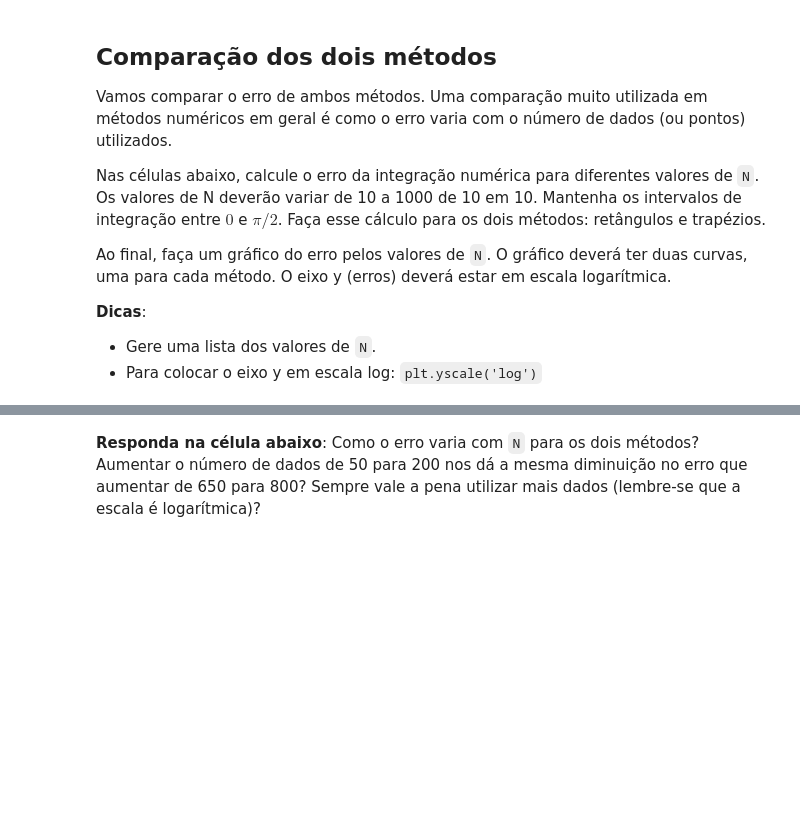
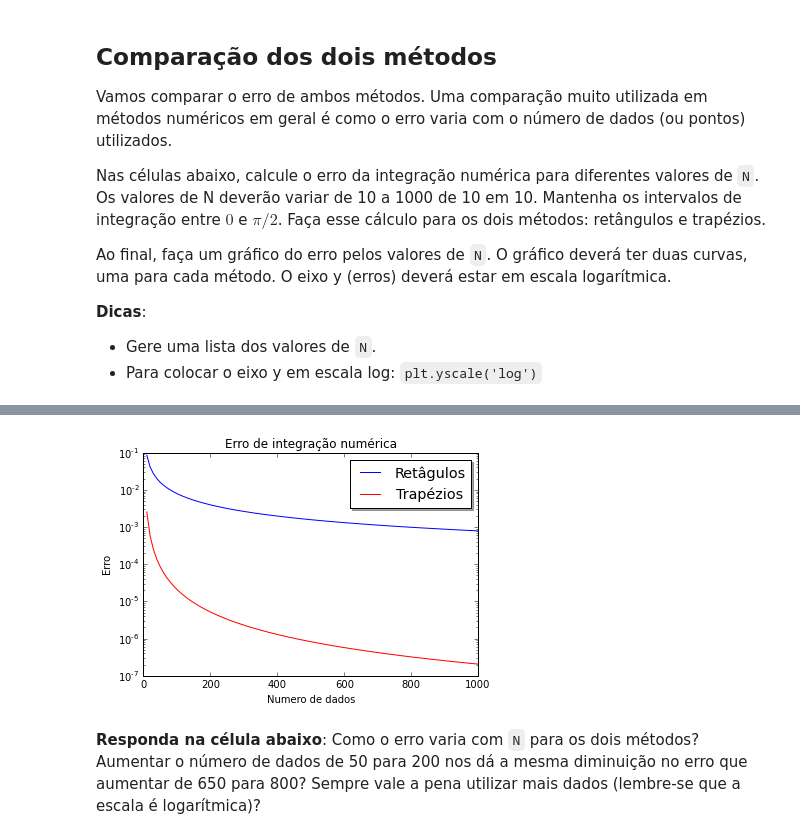
Before and after one commit to mat-esp-2015/integracao-karina_marcos_thais, a Jupyter notebook: tarefa-integracao.ipynb, the cells around one changed output, grey strips where cells are left out. Saved outputs shown, nothing was run; the diff lists cells and outputs as text; code cells hidden in the pictures; blank space fills up the shorter version.

```diff
--- a/tarefa-integracao.ipynb
+++ b/tarefa-integracao.ipynb
@@ -149,3 +166,38 @@ Ao final, faça um gráfico do erro pelos valores de `N`. O gráfico deverá ter
 
 * Gere uma lista dos valores de `N`.
 * Para colocar o eixo y em escala log: `plt.yscale('log')`
+# %%
+inicio = 0
+fim = math.pi/2
+lista_intervalo = []
+lista_N = []
+lista_E_ret = []
+lista_E_trap = []
+
+for N in range(10, 1010, 10):
+    intervalo = (fim - inicio)/(N - 1)
+    lista_intervalo.append(intervalo)
+    tempos = []
+    dados = []
+    lista_N.append(N)
+
+    for i in range(N):
+        t = inicio + i*intervalo
+        tempos.append(t)
+        dados.append(math.cos(t))
+        e_cal_ret = 0
+        e_cal_trap = 0
+
+    for x in range(0, N, 1):
+        e_cal_ret = e_cal_ret + (intervalo * dados [x])
+        E_ret = abs(1 - e_cal_ret)
+    lista_E_ret.append(E_ret)
+
+    for y in range(0, N-1, 1):
+        e_cal_trap = e_cal_trap + (intervalo * (dados [y] + dados [y + 1]))/2
+        E_trap = abs(1 - e_cal_trap)
+    lista_E_trap.append(E_trap)
+
+print("Valores de N:", lista_N)
+print("Erros da Regra dos Retângulos:", lista_E_ret)
+print("Erros da Regra dos Trapézios:", lista_E_trap)
@@ -152,3 +208,14 @@ Ao final, faça um gráfico do erro pelos valores de `N`. O gráfico deverá ter
+# %%
+plt.figure()
+plt.plot(lista_N, lista_E_ret, "-b", label = "Retâgulos")
+plt.plot(lista_N, lista_E_trap, "-r", label = "Trapézios")
+plt.title("Erro de integração numérica")
+plt.xlabel("Numero de dados")
+plt.yscale('log')
+plt.ylabel("Erro")
+legend = plt.legend(loc = "upper right", shadow = True, fontsize = "x-large")
+# %% [output]
+[figure, added]
 # %% [markdown]
 **Responda na célula abaixo**: Como o erro varia com `N` para os dois métodos? Aumentar o número de dados de 50 para 200 nos dá a mesma diminuição no erro que aumentar de 650 para 800? Sempre vale a pena utilizar mais dados (lembre-se que a escala é logarítmica)?
 # %% [markdown]
```
Also changed, not shown: parts of 4 cells of this notebook.
